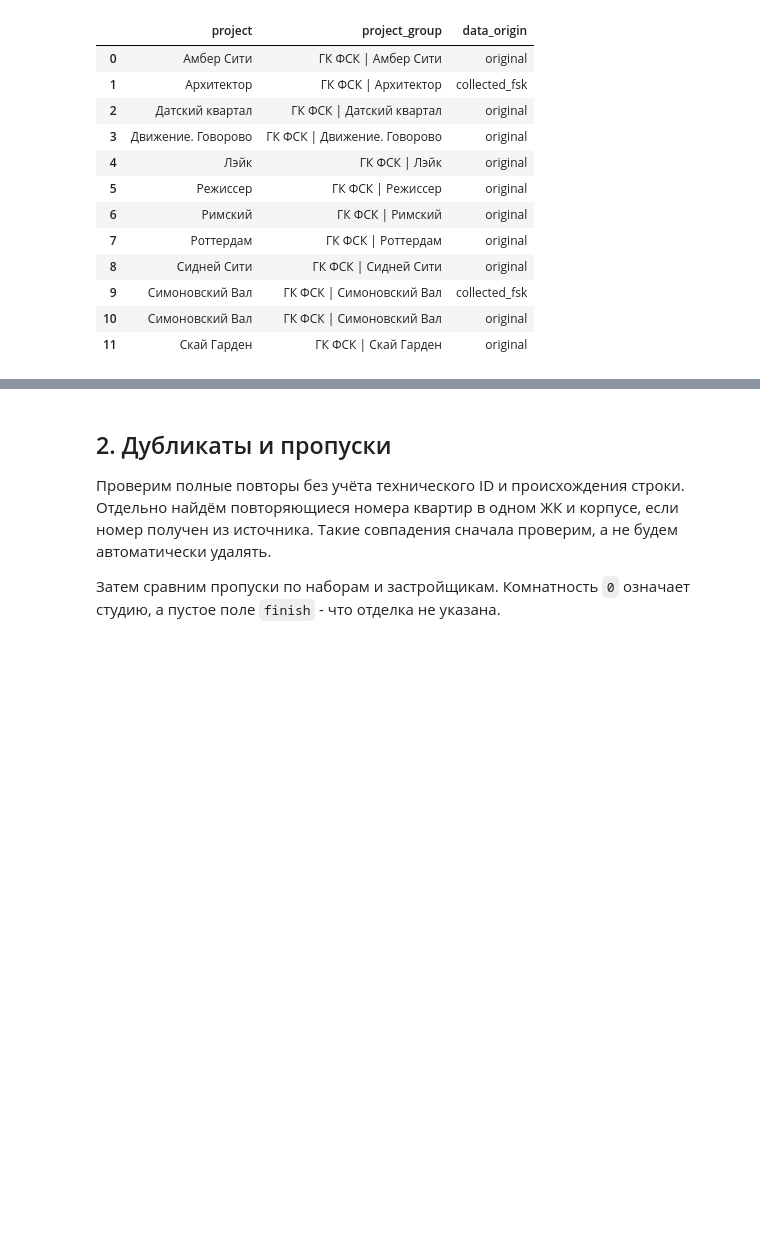
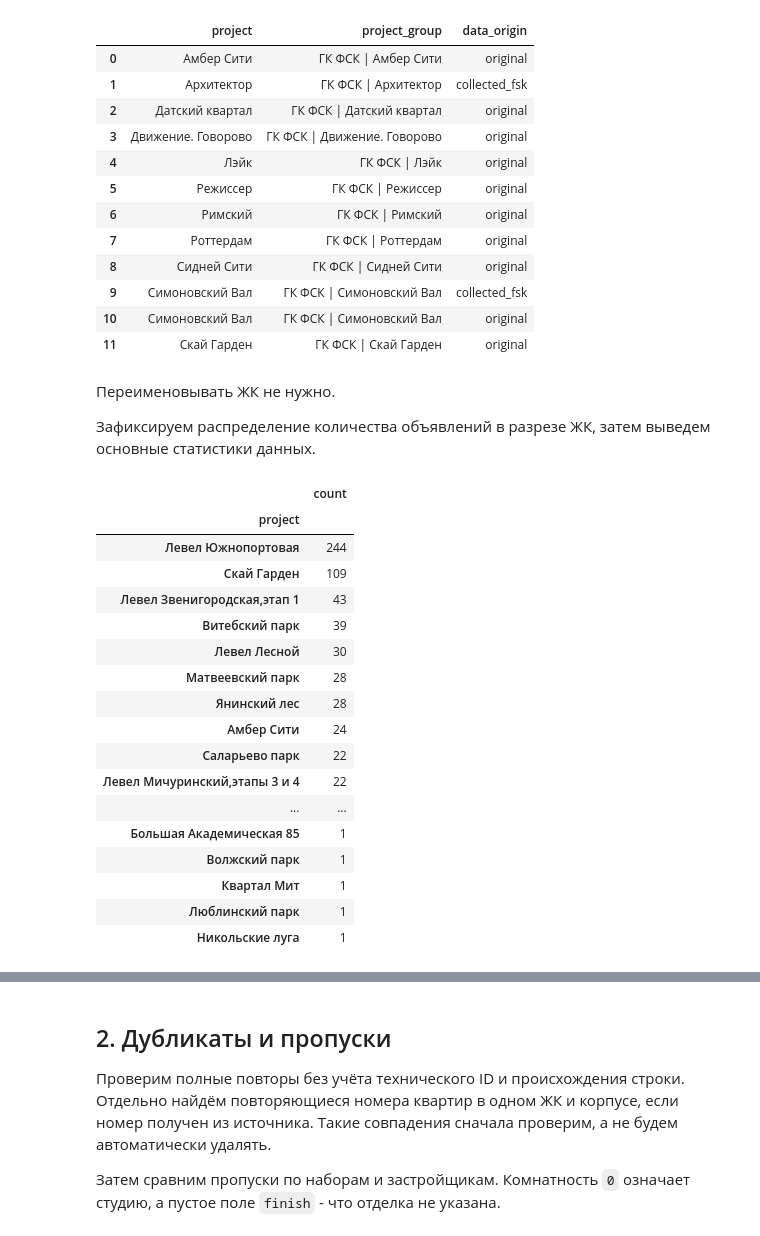
Before and after one commit to misha-mishin/newbuild-price-estimator, a Jupyter notebook: notebooks/eda.ipynb, the cells around one changed output, grey strips where cells are left out. Drawn from its saved outputs; the diff is of its cells as text; code cells hidden in the pictures; blank space fills up the shorter version.

```diff
--- a/notebooks/eda.ipynb
+++ b/notebooks/eda.ipynb
@@ -94,5 +96,30 @@ fsk_projects
 | 9 | Симоновский Вал | ГК ФСК | Симоновский Вал | collected_fsk |
 | 10 | Симоновский Вал | ГК ФСК | Симоновский Вал | original |
 | 11 | Скай Гарден | ГК ФСК | Скай Гарден | original |
+# %% [markdown]
+Переименовывать ЖК не нужно.
+
+Зафиксируем распределение количества объявлений в разрезе ЖК, затем выведем основные статистики данных.
+# %%
+df['project'].value_counts().to_frame()
+# %% [output]
+|  | count |
+| project |  |
+| Левел Южнопортовая | 244 |
+| Скай Гарден | 109 |
+| Левел Звенигородская,этап 1 | 43 |
+| Витебский парк | 39 |
+| Левел Лесной | 30 |
+| Матвеевский парк | 28 |
+| Янинский лес | 28 |
+| Амбер Сити | 24 |
+| Саларьево парк | 22 |
+| Левел Мичуринский,этапы 3 и 4 | 22 |
+| ... | ... |
+| Большая Академическая 85 | 1 |
+| Волжский парк | 1 |
+| Квартал Мит | 1 |
+| Люблинский парк | 1 |
+| Никольские луга | 1 |
 # %%
 display(df.select_dtypes('number').describe().round(2).T)
```
Also changed, not shown: parts of 7 cells of this notebook.
